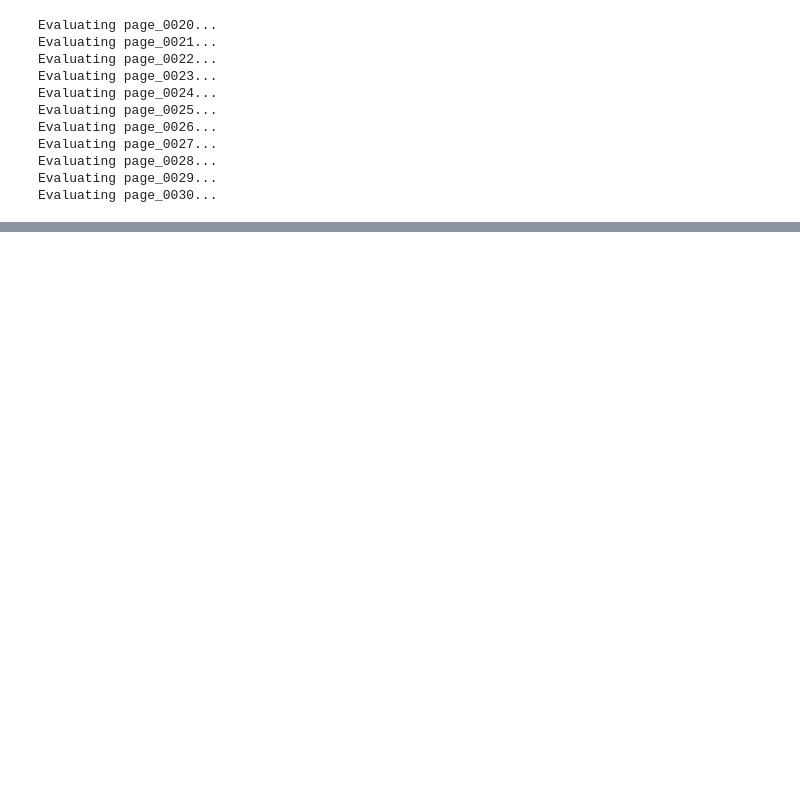
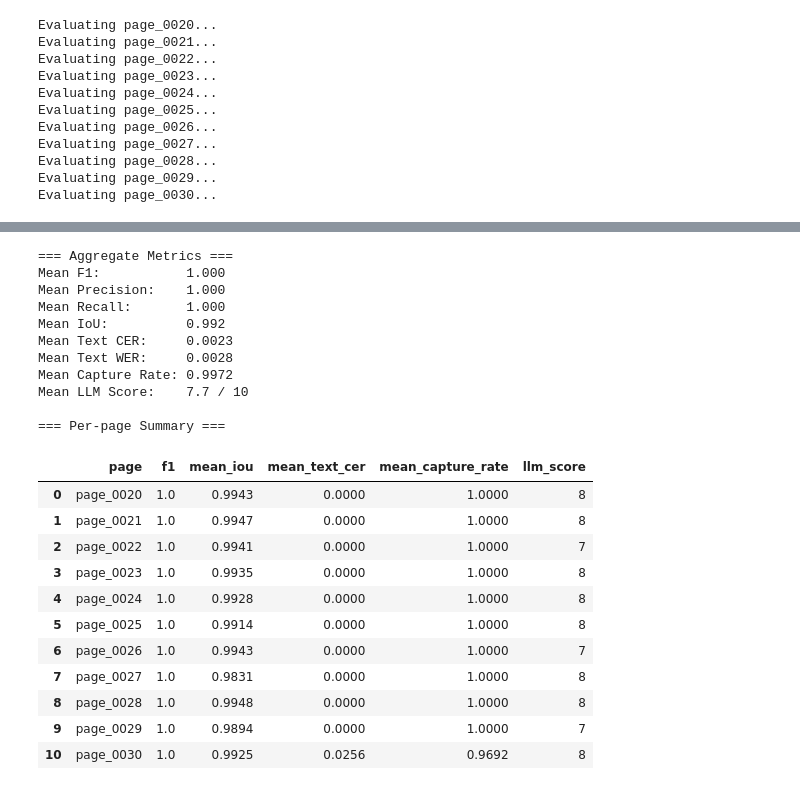
Before and after one commit to zeronohako/iconologia, a Jupyter notebook: notebook.ipynb, the cells around one changed output, grey strips where cells are left out. Drawn from its saved outputs; the diff is of its cells as text; code cells hidden in the pictures; blank space fills up the shorter version.

```diff
--- a/notebook.ipynb
+++ b/notebook.ipynb
@@ -361,14 +506,40 @@ Not enough valid LLM scores to compute correlation.
 # %%
-# --- Summary statistics ---
+print("=== Aggregate Metrics ===")
+print(f"Mean F1:           {df_results['f1'].mean():.3f}")
+print(f"Mean Precision:    {df_results['precision'].mean():.3f}")
+print(f"Mean Recall:       {df_results['recall'].mean():.3f}")
+print(f"Mean IoU:          {df_results['mean_iou'].mean():.3f}")
+print(f"Mean Text CER:     {df_results['mean_text_cer'].mean():.4f}")
+print(f"Mean Text WER:     {df_results['mean_text_wer'].mean():.4f}")
+print(f"Mean Capture Rate: {df_results['mean_capture_rate'].mean():.4f}")
 
-print("=== Aggregate Metrics ===")
-print(f"Mean F1:       {df_results['f1'].mean():.3f}")
-print(f"Mean Precision:{df_results['precision'].mean():.3f}")
-print(f"Mean Recall:   {df_results['recall'].mean():.3f}")
-print(f"Mean IoU:      {df_results['mean_iou'].mean():.3f}")
-
-if df_valid is not None and len(df_valid) > 0:
-    print(f"Mean LLM Score:{df_valid['llm_score'].mean():.1f} / 10")
+df_valid = df_results.dropna(subset=["llm_score"]).copy()
+if len(df_valid) > 0:
+    print(f"Mean LLM Score:    {df_valid['llm_score'].mean():.1f} / 10")
 
 print("\n=== Per-page Summary ===")
-display(df_results[["page", "f1", "mean_iou", "llm_score"]].to_string(index=False))
+display(df_results[["page", "f1", "mean_iou", "mean_text_cer", "mean_capture_rate", "llm_score"]])
+# %% [output]
+=== Aggregate Metrics ===
+Mean F1:           1.000
+Mean Precision:    1.000
+Mean Recall:       1.000
+Mean IoU:          0.992
+Mean Text CER:     0.0023
+Mean Text WER:     0.0028
+Mean Capture Rate: 0.9972
+Mean LLM Score:    7.7 / 10
+
+=== Per-page Summary ===
+|  | page | f1 | mean_iou | mean_text_cer | mean_capture_rate | llm_score |
+| 0 | page_0020 | 1.0 | 0.9943 | 0.0000 | 1.0000 | 8 |
+| 1 | page_0021 | 1.0 | 0.9947 | 0.0000 | 1.0000 | 8 |
+| 2 | page_0022 | 1.0 | 0.9941 | 0.0000 | 1.0000 | 7 |
+| 3 | page_0023 | 1.0 | 0.9935 | 0.0000 | 1.0000 | 8 |
+| 4 | page_0024 | 1.0 | 0.9928 | 0.0000 | 1.0000 | 8 |
+| 5 | page_0025 | 1.0 | 0.9914 | 0.0000 | 1.0000 | 8 |
+| 6 | page_0026 | 1.0 | 0.9943 | 0.0000 | 1.0000 | 7 |
+| 7 | page_0027 | 1.0 | 0.9831 | 0.0000 | 1.0000 | 8 |
+| 8 | page_0028 | 1.0 | 0.9948 | 0.0000 | 1.0000 | 8 |
+| 9 | page_0029 | 1.0 | 0.9894 | 0.0000 | 1.0000 | 7 |
+| 10 | page_0030 | 1.0 | 0.9925 | 0.0256 | 0.9692 | 8 |
```
Also changed, not shown: parts of 9 cells of this notebook, 3 other files.
